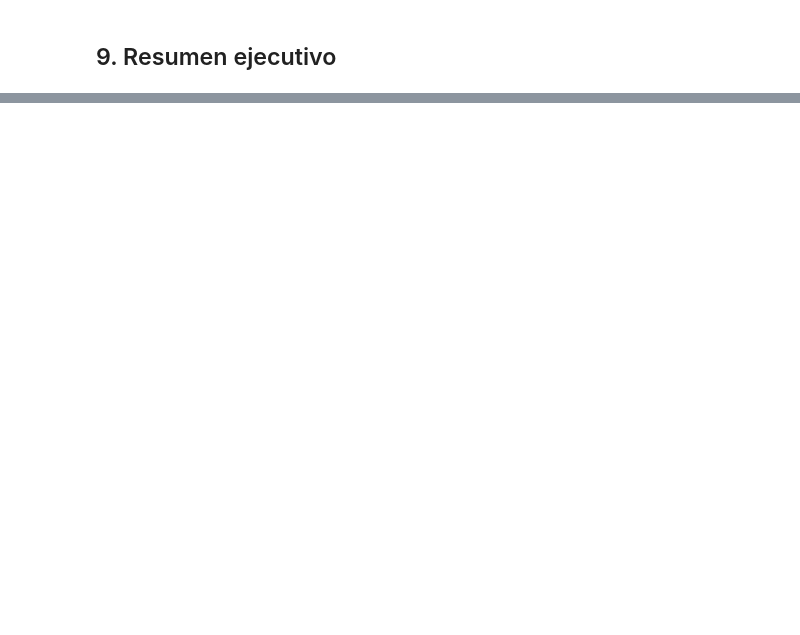
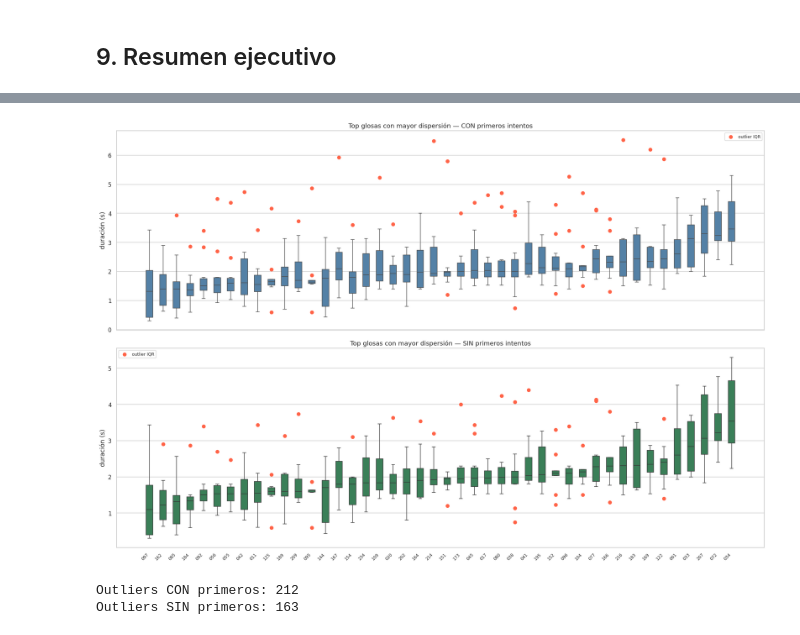
Before and after one commit to CompuPenguins/LSM_a_Esp, a Jupyter notebook: notebooks/eda_lsm_dataset.ipynb, the cells around one changed output, grey strips where cells are left out. Drawn from its saved outputs; the diff is of its cells as text; code cells hidden in the pictures; blank space fills up the shorter version.

```diff
--- a/notebooks/eda_lsm_dataset.ipynb
+++ b/notebooks/eda_lsm_dataset.ipynb
@@ -440,0 +630,66 @@ print('='*55)
+# %%
+# Recalcular glosa_stats SIN primeros intentos
+glosa_stats_sin = df_sin_primeros.groupby('glosa')['duration_s'].agg(
+    media='mean', mediana='median', std='std', n='count',
+    q1=lambda x: x.quantile(0.25),
+    q3=lambda x: x.quantile(0.75),
+).reset_index()
+glosa_stats_sin['iqr']     = glosa_stats_sin['q3'] - glosa_stats_sin['q1']
+glosa_stats_sin['lim_inf'] = glosa_stats_sin['q1'] - 1.5 * glosa_stats_sin['iqr']
+glosa_stats_sin['lim_sup'] = glosa_stats_sin['q3'] + 1.5 * glosa_stats_sin['iqr']
+
+df_sin_primeros = df_sin_primeros.drop(columns=['outlier_iqr','lim_inf','lim_sup'], errors='ignore').merge(
+    glosa_stats_sin[['glosa','lim_inf','lim_sup']], on='glosa'
+)
+df_sin_primeros['outlier_iqr'] = (
+    (df_sin_primeros['duration_s'] < df_sin_primeros['lim_inf']) |
+    (df_sin_primeros['duration_s'] > df_sin_primeros['lim_sup'])
+)
+
+# Top 30 glosas más dispersas en cada versión (usamos las mismas para comparar)
+top_dispersas_con = glosa_stats.nlargest(30, 'std')['glosa'].tolist()
+top_dispersas_sin = glosa_stats_sin.nlargest(30, 'std')['glosa'].tolist()
+glosas_union = list(set(top_dispersas_con) | set(top_dispersas_sin))
+
+df_plot_con = df_out[df_out['glosa'].isin(glosas_union)]
+df_plot_sin = df_sin_primeros[df_sin_primeros['glosa'].isin(glosas_union)]
+
+# Orden por mediana SIN primeros
+orden = (
+    df_plot_sin.groupby('glosa')['duration_s']
+    .median().sort_values().index.tolist()
+)
+
+fig, axes = plt.subplots(2, 1, figsize=(18, 12), sharex=True)
+
+for ax, df_plot, titulo, color in zip(
+    axes,
+    [df_plot_con, df_plot_sin],
+    ['CON primeros intentos', 'SIN primeros intentos'],
+    ['steelblue', 'seagreen'],
+):
+    sns.boxplot(
+        data=df_plot, x='glosa', y='duration_s', order=orden,
+        color=color, width=0.5, fliersize=0, ax=ax
+    )
+    out_plot = df_plot[df_plot['outlier_iqr']]
+    ax.scatter(
+        [orden.index(g) for g in out_plot['glosa']],
+        out_plot['duration_s'],
+        color='tomato', zorder=5, s=40, label='outlier IQR'
+    )
+    ax.set_title(f'Top glosas con mayor dispersión — {titulo}')
+    ax.set_ylabel('duración (s)')
+    ax.set_xlabel('')
+    ax.legend(fontsize=8)
+
+plt.xticks(rotation=45, ha='right', fontsize=8)
+plt.tight_layout()
+plt.show()
+
+print(f"Outliers CON primeros: {df_out['outlier_iqr'].sum()}")
+print(f"Outliers SIN primeros: {df_sin_primeros['outlier_iqr'].sum()}")
+# %% [output]
+[figure, added]
+Outliers CON primeros: 212
+Outliers SIN primeros: 163
```
Also changed, not shown: parts of 20 cells of this notebook.
